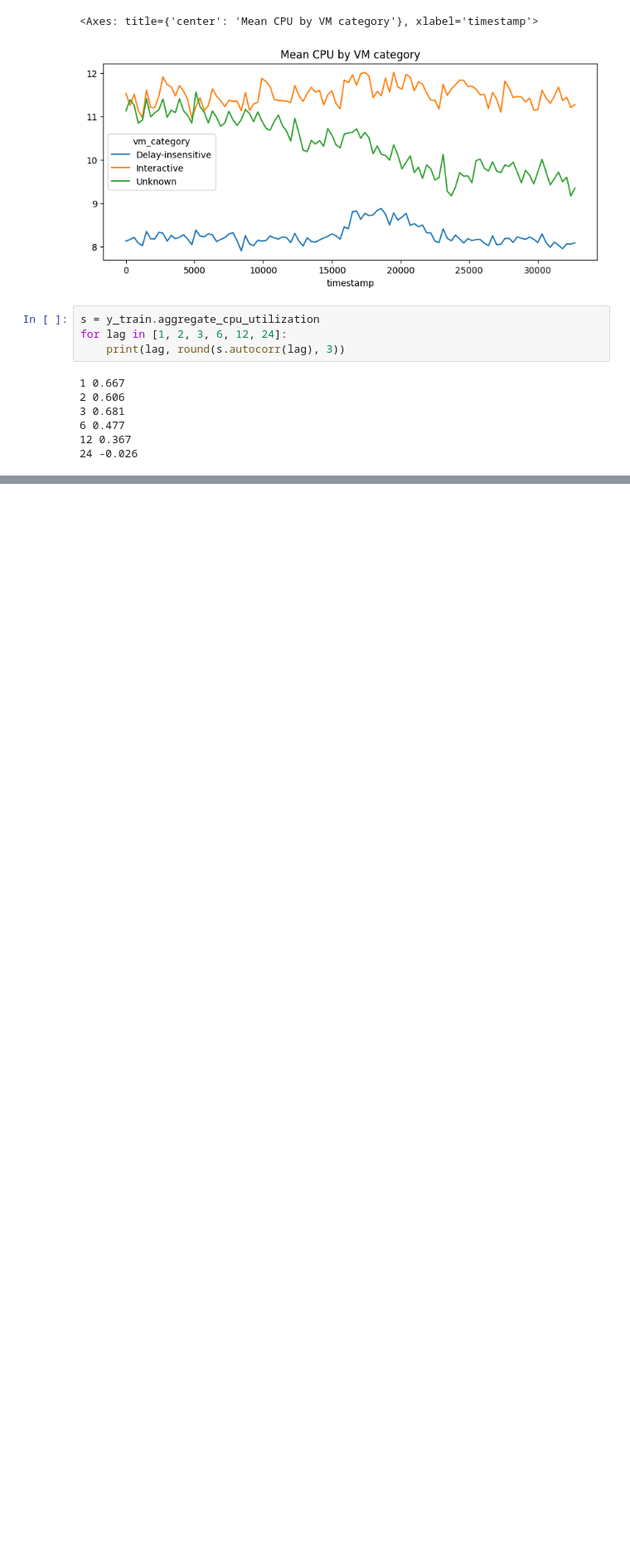
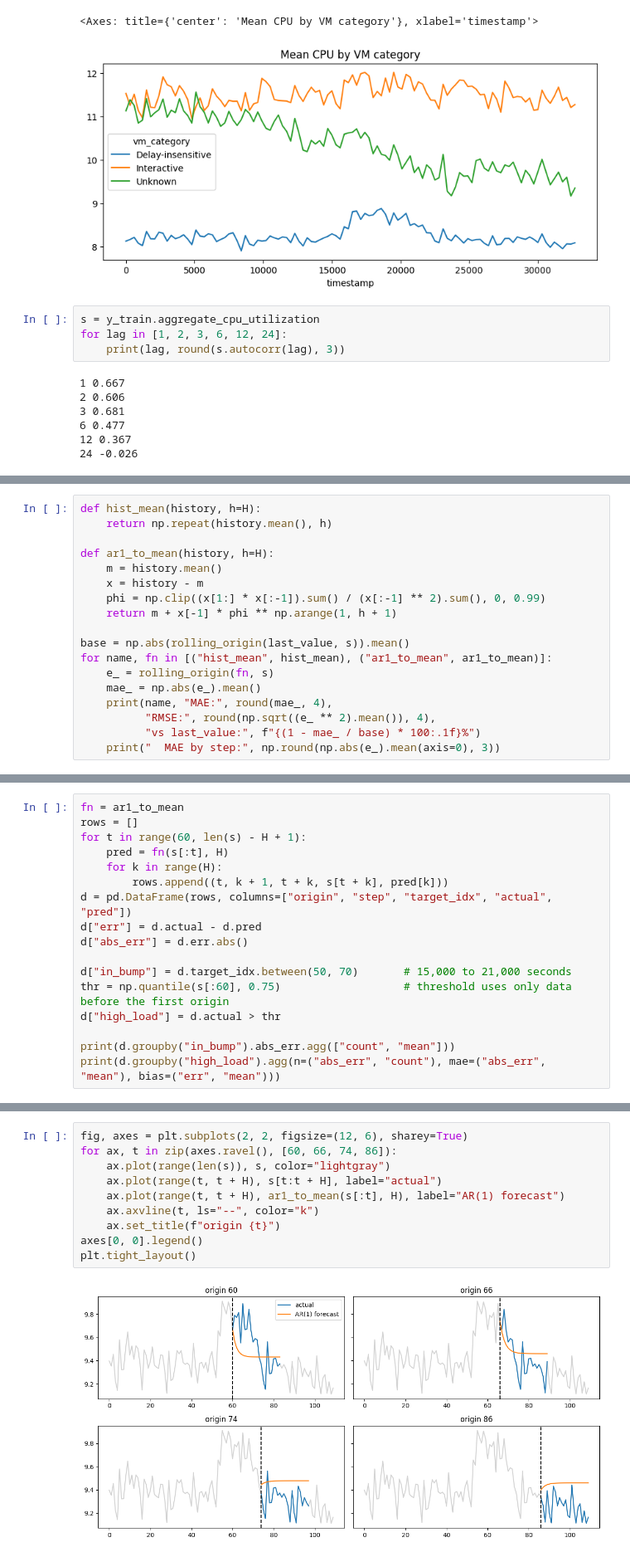
Before and after one commit to dalil2005/forecasting-challenge, a Jupyter notebook: notebooks/01_eda.ipynb, the cells around one changed output, grey strips where cells are left out. Shown at 83% size. Drawn from its saved outputs; the diff is of its cells as text; blank space fills up the shorter version.

Commit message:
Add prediction pipeline (AR(1) to mean) and predictions.csv

```diff
--- a/notebooks/01_eda.ipynb
+++ b/notebooks/01_eda.ipynb
@@ -114,0 +175,18 @@ for lag in [1, 2, 3, 6, 12, 24]:
+# %%
+def hist_mean(history, h=H):
+    return np.repeat(history.mean(), h)
+
+def ar1_to_mean(history, h=H):
+    m = history.mean()
+    x = history - m
+    phi = np.clip((x[1:] * x[:-1]).sum() / (x[:-1] ** 2).sum(), 0, 0.99)
+    return m + x[-1] * phi ** np.arange(1, h + 1)
+
+base = np.abs(rolling_origin(last_value, s)).mean()
+for name, fn in [("hist_mean", hist_mean), ("ar1_to_mean", ar1_to_mean)]:
+    e_ = rolling_origin(fn, s)
+    mae_ = np.abs(e_).mean()
+    print(name, "MAE:", round(mae_, 4),
+          "RMSE:", round(np.sqrt((e_ ** 2).mean()), 4),
+          "vs last_value:", f"{(1 - mae_ / base) * 100:.1f}%")
+    print("  MAE by step:", np.round(np.abs(e_).mean(axis=0), 3))
@@ -114,0 +231,17 @@ for lag in [1, 2, 3, 6, 12, 24]:
+# %%
+fn = ar1_to_mean
+rows = []
+for t in range(60, len(s) - H + 1):
+    pred = fn(s[:t], H)
+    for k in range(H):
+        rows.append((t, k + 1, t + k, s[t + k], pred[k]))
+d = pd.DataFrame(rows, columns=["origin", "step", "target_idx", "actual", "pred"])
+d["err"] = d.actual - d.pred
+d["abs_err"] = d.err.abs()
+
+d["in_bump"] = d.target_idx.between(50, 70)       # 15,000 to 21,000 seconds
+thr = np.quantile(s[:60], 0.75)                   # threshold uses only data before the first origin
+d["high_load"] = d.actual > thr
+
+print(d.groupby("in_bump").abs_err.agg(["count", "mean"]))
+print(d.groupby("high_load").agg(n=("abs_err", "count"), mae=("abs_err", "mean"), bias=("err", "mean")))
@@ -114,0 +270,12 @@ for lag in [1, 2, 3, 6, 12, 24]:
+# %%
+fig, axes = plt.subplots(2, 2, figsize=(12, 6), sharey=True)
+for ax, t in zip(axes.ravel(), [60, 66, 74, 86]):
+    ax.plot(range(len(s)), s, color="lightgray")
+    ax.plot(range(t, t + H), s[t:t + H], label="actual")
+    ax.plot(range(t, t + H), ar1_to_mean(s[:t], H), label="AR(1) forecast")
+    ax.axvline(t, ls="--", color="k")
+    ax.set_title(f"origin {t}")
+axes[0, 0].legend()
+plt.tight_layout()
+# %% [output]
+[figure, added]
```
Also changed, not shown: parts of 8 cells of this notebook, 4 other files.
